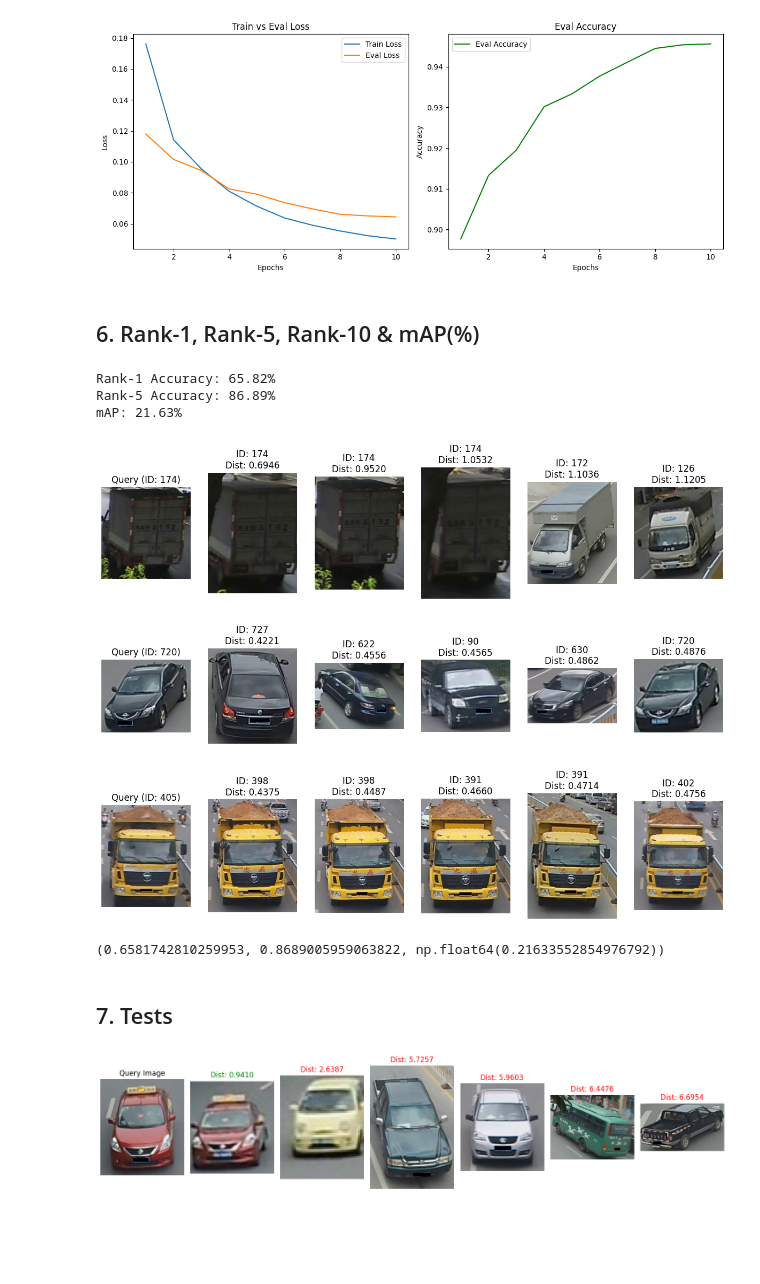
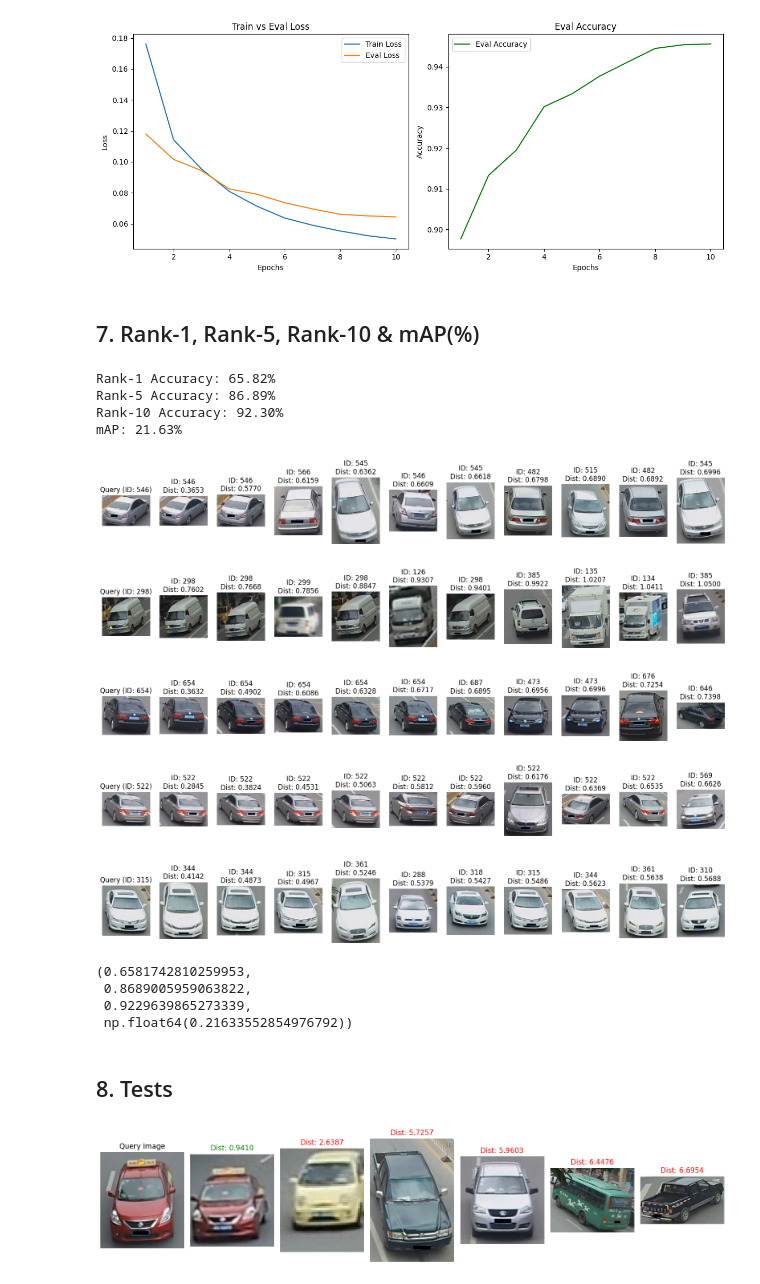
Before and after one commit to lele25811/Vehicle-ReId, a Jupyter notebook: Vehicle_ReId_CNN_TripletLoss.ipynb, the cells around one changed output. Cells and saved outputs as stored; diff of their text form; code cells hidden in the pictures; blank space fills up the shorter version.

Commit message:
CNN with Triplet Loss
added VeRi model trained with Triplet Loss

```diff
--- a/Vehicle_ReId_CNN_TripletLoss.ipynb
+++ b/Vehicle_ReId_CNN_TripletLoss.ipynb
@@ -540,7 +534,7 @@ plot_metrics(train_losses, eval_losses, eval_accuracies)
 # %% [output]
 [figure]
 # %% [markdown]
-## 6. Rank-1, Rank-5, Rank-10 & mAP(%)
+## 7. Rank-1, Rank-5, Rank-10 & mAP(%)
 # %%
 import matplotlib.pyplot as plt
 import random
@@ -691,17 +644,22 @@ def rank_evaluation(model, dataframe, top_k=5, num_examples=3, device="cuda"):
 # %%
-
 # Usare la funzione di valutazione
-rank_evaluation(model, test_labels_df, top_k=5, num_examples=3)
+rank_evaluation(model, test_labels_df, top_k=10, num_examples=5)
 # %% [output]
 Rank-1 Accuracy: 65.82%
 Rank-5 Accuracy: 86.89%
+Rank-10 Accuracy: 92.30%
 mAP: 21.63%
-[figure, old version]
+[figure, new version]
-[figure, old version]
+[figure, new version]
-[figure, old version]
+[figure, new version]
+[figure, added]
+[figure, added]
-(0.6581742810259953, 0.8689005959063822, np.float64(0.21633552854976792))
+(0.6581742810259953,
+ 0.8689005959063822,
+ 0.9229639865273339,
+ np.float64(0.21633552854976792))
 # %% [markdown]
-## 7. Tests
+## 8. Tests
 # %%
 import matplotlib.pyplot as plt
 from PIL import Image
```
Also changed, not shown: parts of 15 cells of this notebook.
